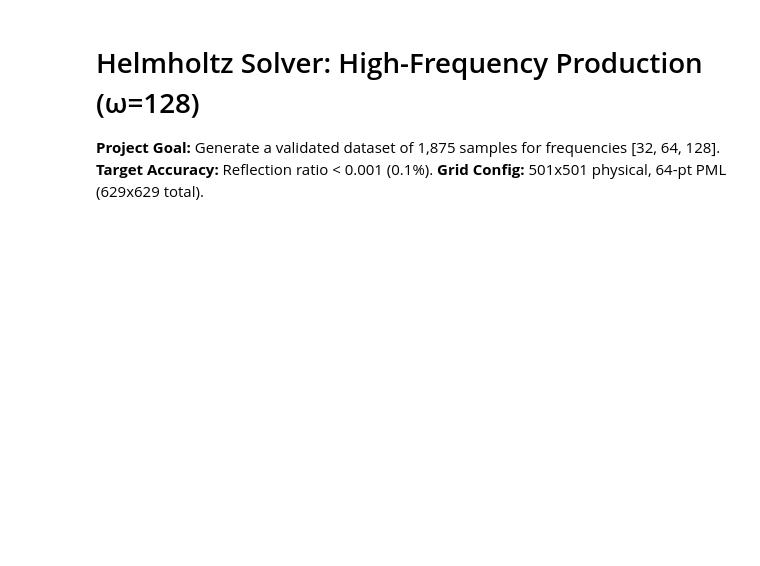
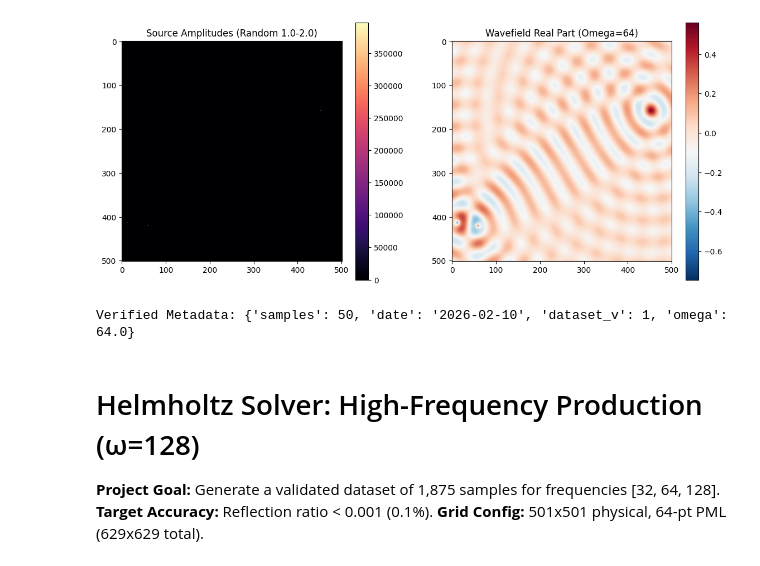
Before and after one commit to fkiewiet/Freq2Trans, a Jupyter notebook: experiments/D_dataset_0702.ipynb, the cells around one changed output. Saved outputs shown, nothing was run; the diff lists cells and outputs as text; code cells hidden in the pictures; blank space fills up the shorter version.

```diff
--- a/experiments/D_dataset_0702.ipynb
+++ b/experiments/D_dataset_0702.ipynb
@@ -1,3 +416,25 @@
+# %%
+import matplotlib.pyplot as plt
+
+# Load a random file from the omega=64 set
+test_file = os.path.join(SAVE_DIR, f"D_dataset_0702_w64_v1.npz")
+data = np.load(test_file, allow_pickle=True)
+idx = np.random.randint(0, SAMPLES_PER_OMEGA)
+
+fig, ax = plt.subplots(1, 2, figsize=(14, 6))
+im0 = ax[0].imshow(np.abs(data['src'][idx]), cmap='magma')
+ax[0].set_title(f"Source Amplitudes (Random 1.0-2.0)")
+plt.colorbar(im0, ax=ax[0])
+
+im1 = ax[1].imshow(np.real(data['wave'][idx]), cmap='RdBu_r')
+ax[1].set_title(f"Wavefield Real Part (Omega=64)")
+plt.colorbar(im1, ax=ax[1])
+
+plt.show()
+print(f"Verified Metadata: {data['meta'].item()}")
+# %% [output]
+[figure, added]
+Verified Metadata: {'samples': 50, 'date': '2026-02-10', 'dataset_v': 1, 'omega': 64.0}
 # %% [markdown]
 # Helmholtz Solver: High-Frequency Production (ω=128)
 **Project Goal:** Generate a validated dataset of 1,875 samples for frequencies [32, 64, 128].
```
Also changed, not shown: parts of 34 cells of this notebook, 3 other files.
